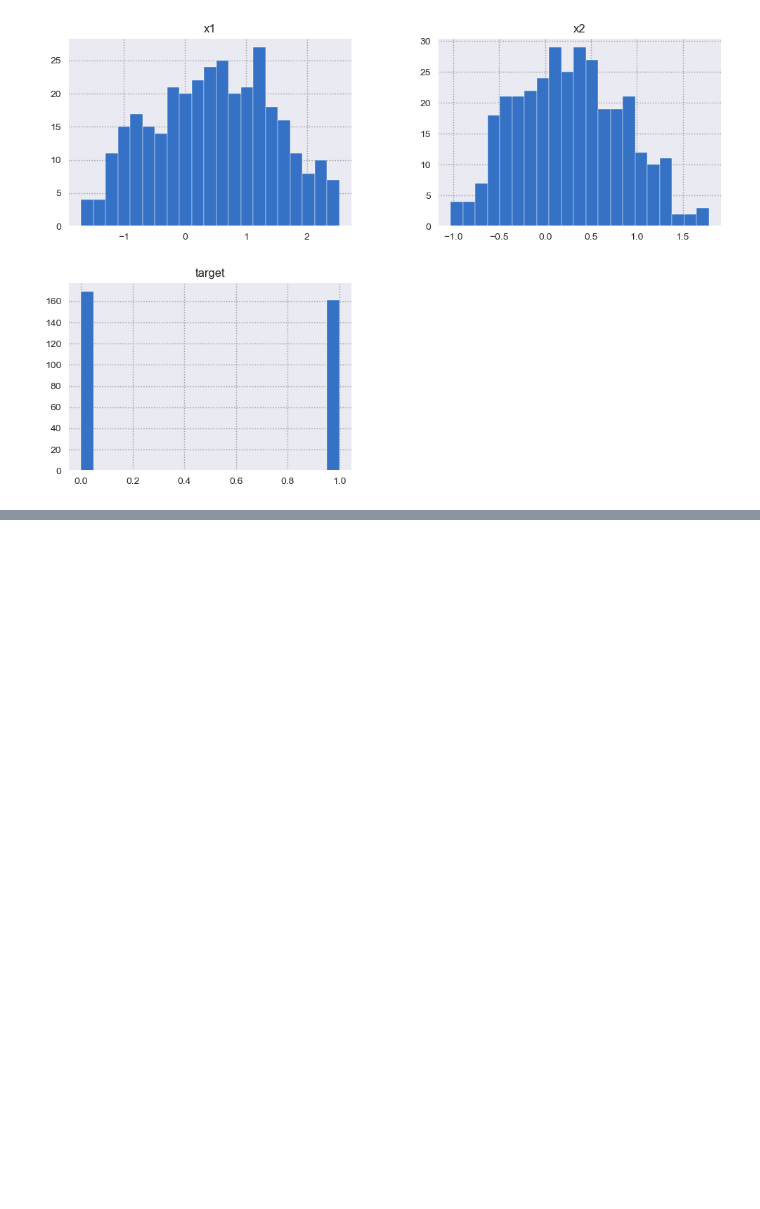
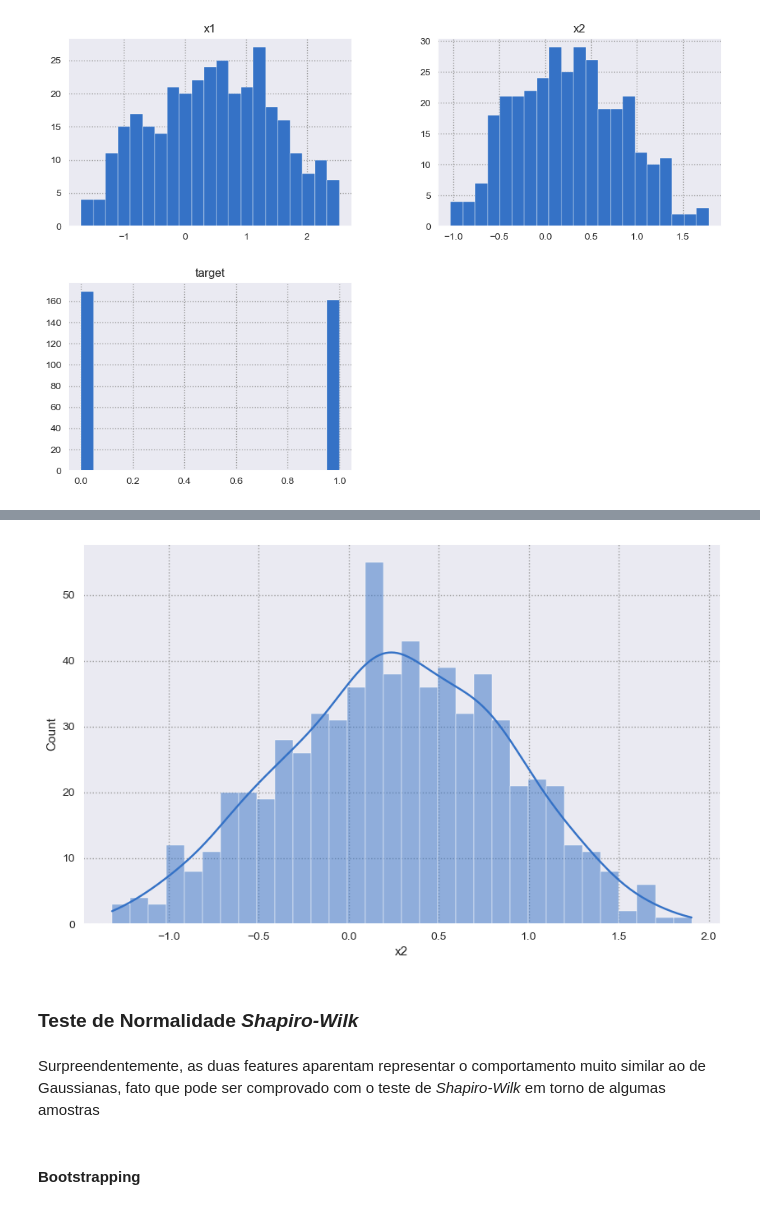
Before and after one commit to viniciusnvcosta/oncaseTest, a Jupyter notebook: modelClassification.ipynb, the cells around one changed output, grey strips where cells are left out. Drawn from its saved outputs; the diff is of its cells as text; code cells hidden in the pictures; blank space fills up the shorter version.

```diff
--- a/modelClassification.ipynb
+++ b/modelClassification.ipynb
@@ -99,0 +165,8 @@ df_test.hist(bins=21, figsize=(12, 8));
+# %%
+plt.figure(figsize=(10, 6))
+sns.histplot(df_viz["x2"], bins=32, kde=True, color="b")
+plt.show()
+# %% [output]
+[figure, added]
+# %% [markdown]
+### Teste de Normalidade _Shapiro-Wilk_
@@ -99,0 +175,4 @@ df_test.hist(bins=21, figsize=(12, 8));
+# %% [markdown]
+Surpreendentemente, as duas features aparentam representar o comportamento muito similar ao de Gaussianas, fato que pode ser comprovado com o teste de _Shapiro-Wilk_ em torno de algumas amostras
+# %% [markdown]
+#### Bootstrapping
```
Also changed, not shown: parts of 38 cells of this notebook.
